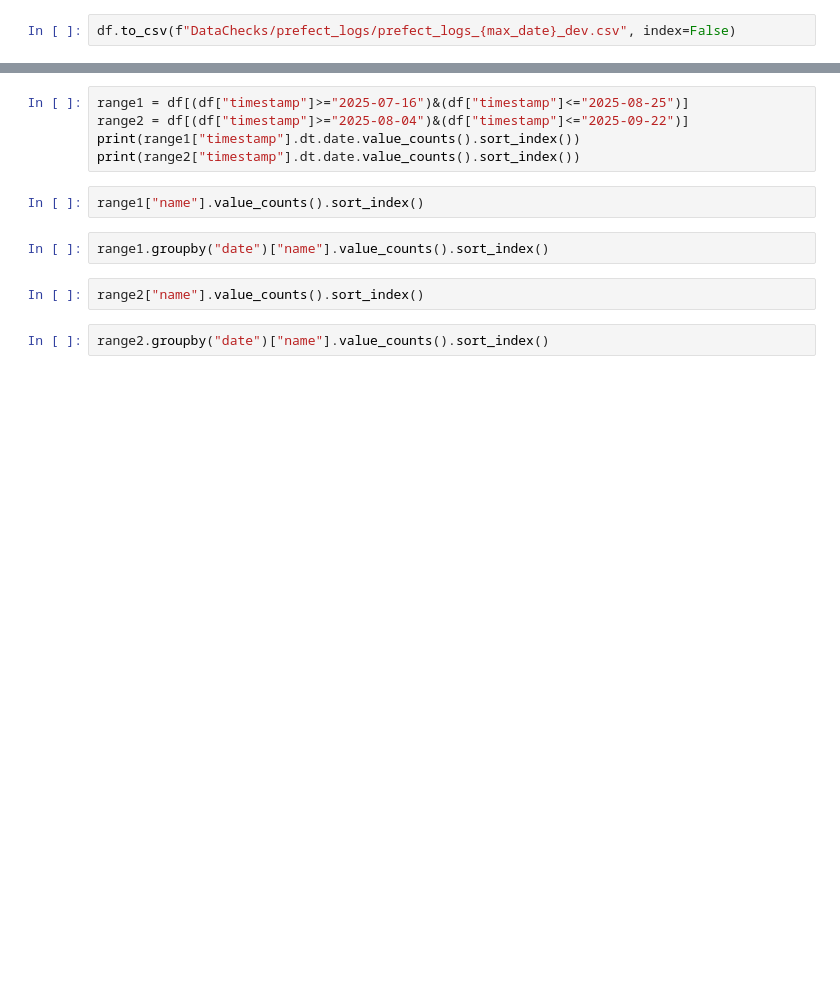
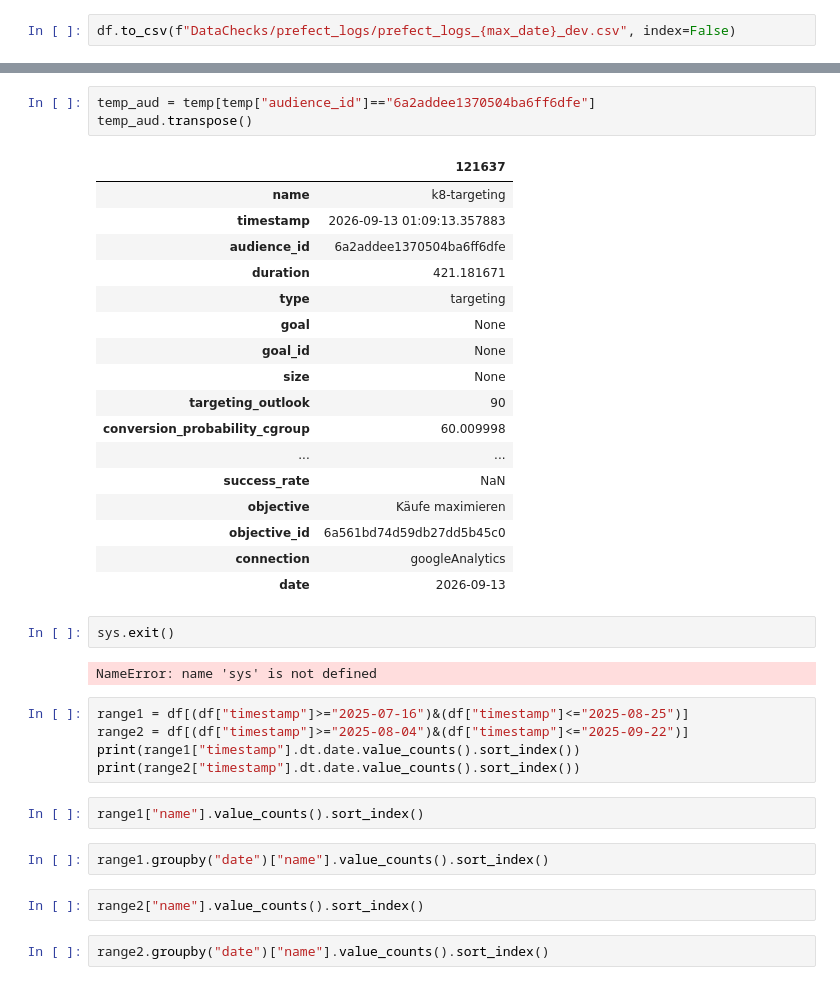
Before and after one commit to KaroPy/evaluation-and-execution-scripts, a Jupyter notebook: DataChecks/prefect_logs/check_prefect_logs_v1.ipynb, the cells around one changed output, grey strips where cells are left out. Saved outputs shown, nothing was run; the diff lists cells and outputs as text; blank space fills up the shorter version.

```diff
--- a/DataChecks/prefect_logs/check_prefect_logs_v1.ipynb
+++ b/DataChecks/prefect_logs/check_prefect_logs_v1.ipynb
@@ -37,3 +66,28 @@ df["date"] = df["timestamp"].dt.date
+# %%
+temp_aud = temp[temp["audience_id"]=="6a2addee1370504ba6ff6dfe"]
+temp_aud.transpose()
+# %% [output]
+|  | 121637 |
+| name | k8-targeting |
+| timestamp | 2026-09-13 01:09:13.357883 |
+| audience_id | 6a2addee1370504ba6ff6dfe |
+| duration | 421.181671 |
+| type | targeting |
+| goal | None |
+| goal_id | None |
+| size | None |
+| targeting_outlook | 90 |
+| conversion_probability_cgroup | 60.009998 |
+| ... | ... |
+| success_rate | NaN |
+| objective | Käufe maximieren |
+| objective_id | 6a561bd74d59db27dd5b45c0 |
+| connection | googleAnalytics |
+| date | 2026-09-13 |
+# %%
+sys.exit()
+# %% [output]
+NameError: name 'sys' is not defined
 # %%
 range1 = df[(df["timestamp"]>="2025-07-16")&(df["timestamp"]<="2025-08-25")]
 range2 = df[(df["timestamp"]>="2025-08-04")&(df["timestamp"]<="2025-09-22")]
```
Also changed, not shown: parts of 8 cells of this notebook, 4 other files.
